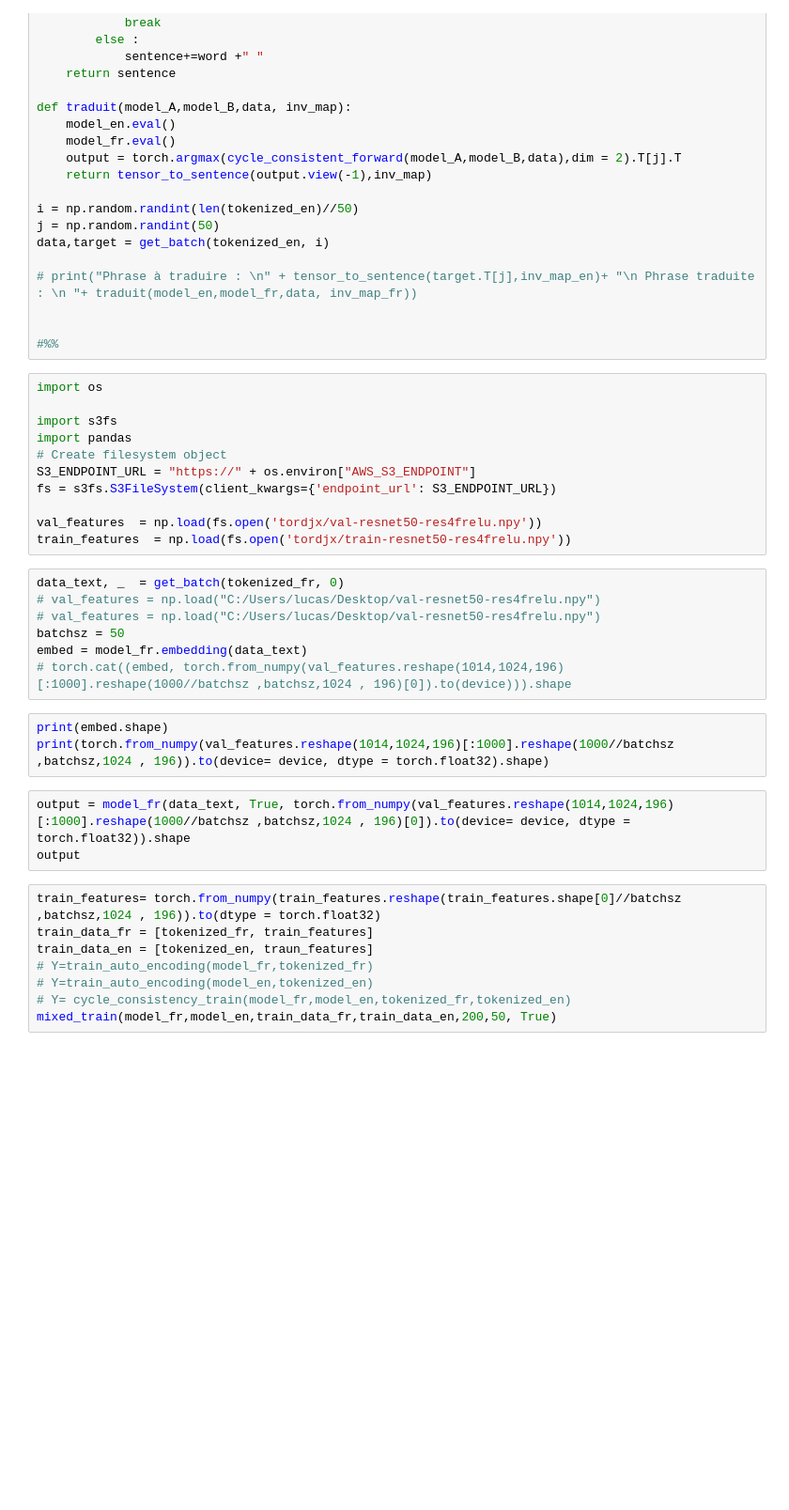
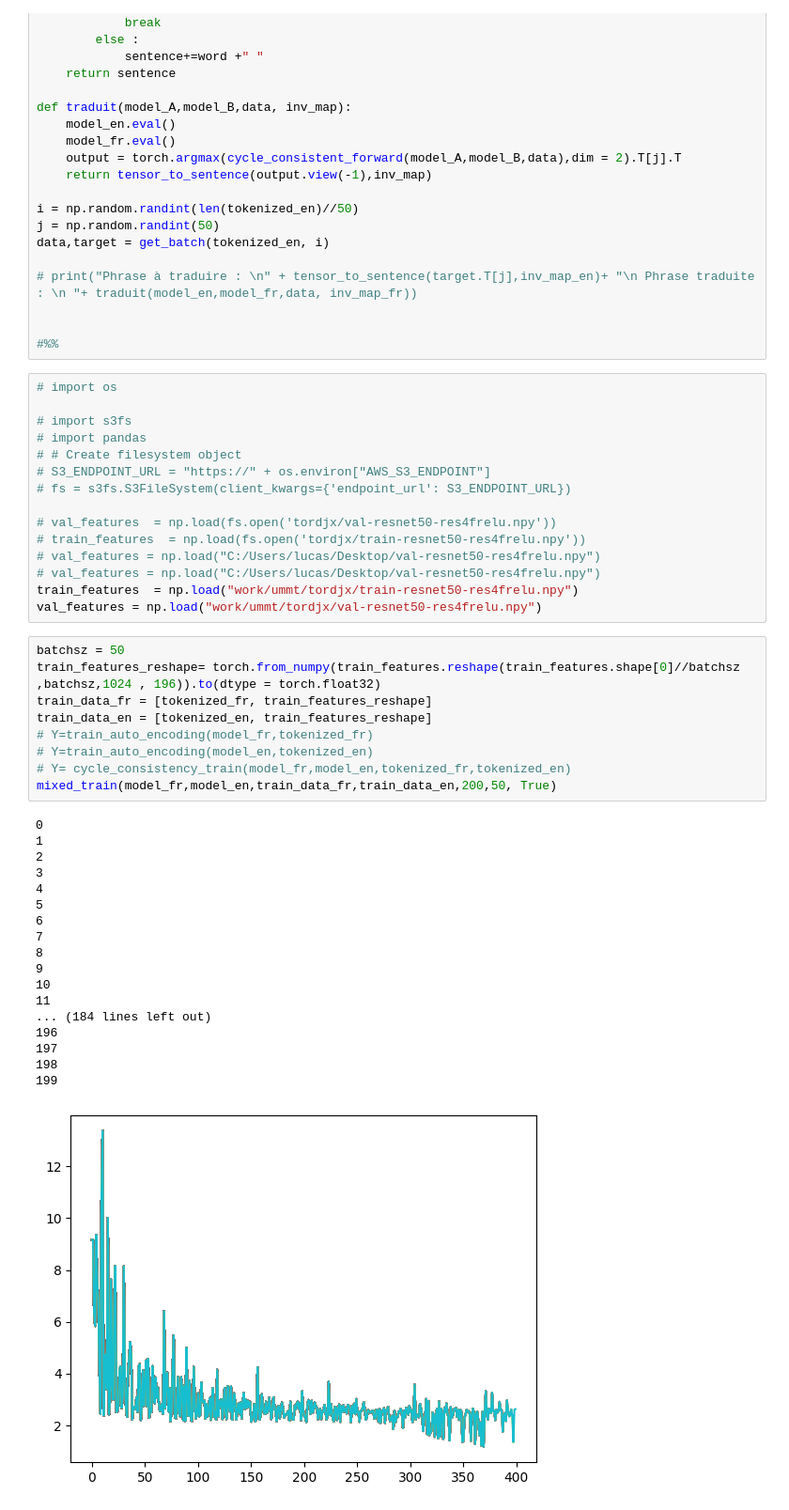
Before and after one commit to Tordjx/UMMT, a Jupyter notebook: Core model files/main_notebook.ipynb, the cells around one changed output. Shown at 94% size. Cells and saved outputs as stored; diff of their text form; blank space fills up the shorter version.

Commit message:
Major training changes

```diff
--- a/Core model files/main_notebook.ipynb
+++ b/Core model files/main_notebook.ipynb
@@ -75,34 +76,45 @@ data,target = get_batch(tokenized_en, i)
 
 #%%
 # %%
-import os
+# import os
 
-import s3fs
-import pandas
-# Create filesystem object
-S3_ENDPOINT_URL = "https://" + os.environ["AWS_S3_ENDPOINT"]
-fs = s3fs.S3FileSystem(client_kwargs={'endpoint_url': S3_ENDPOINT_URL})
+# import s3fs
+# import pandas
+# # Create filesystem object
+# S3_ENDPOINT_URL = "https://" + os.environ["AWS_S3_ENDPOINT"]
+# fs = s3fs.S3FileSystem(client_kwargs={'endpoint_url': S3_ENDPOINT_URL})
 
-val_features  = np.load(fs.open('tordjx/val-resnet50-res4frelu.npy'))
-train_features  = np.load(fs.open('tordjx/train-resnet50-res4frelu.npy'))
+# val_features  = np.load(fs.open('tordjx/val-resnet50-res4frelu.npy'))
+# train_features  = np.load(fs.open('tordjx/train-resnet50-res4frelu.npy'))
+# val_features = np.load("C:/Users/lucas/Desktop/val-resnet50-res4frelu.npy")
+# val_features = np.load("C:/Users/lucas/Desktop/val-resnet50-res4frelu.npy")
+train_features  = np.load("work/ummt/tordjx/train-resnet50-res4frelu.npy")
+val_features = np.load("work/ummt/tordjx/val-resnet50-res4frelu.npy")
-# %%
-data_text, _  = get_batch(tokenized_fr, 0)
-# val_features = np.load("C:/Users/lucas/Desktop/val-resnet50-res4frelu.npy")
-# val_features = np.load("C:/Users/lucas/Desktop/val-resnet50-res4frelu.npy")
-batchsz = 50
-embed = model_fr.embedding(data_text)
-# torch.cat((embed, torch.from_numpy(val_features.reshape(1014,1024,196)[:1000].reshape(1000//batchsz ,batchsz,1024 , 196)[0]).to(device))).shape
-# %%
-print(embed.shape)
-print(torch.from_numpy(val_features.reshape(1014,1024,196)[:1000].reshape(1000//batchsz ,batchsz,1024 , 196)).to(device= device, dtype = torch.float32).shape)
-# %%
-output = model_fr(data_text, True, torch.from_numpy(val_features.reshape(1014,1024,196)[:1000].reshape(1000//batchsz ,batchsz,1024 , 196)[0]).to(device= device, dtype = torch.float32)).shape
-output
 # %%
-train_features= torch.from_numpy(train_features.reshape(train_features.shape[0]//batchsz ,batchsz,1024 , 196)).to(dtype = torch.float32)
-train_data_fr = [tokenized_fr, train_features]
-train_data_en = [tokenized_en, traun_features]
+batchsz = 50
+train_features_reshape= torch.from_numpy(train_features.reshape(train_features.shape[0]//batchsz ,batchsz,1024 , 196)).to(dtype = torch.float32)
+train_data_fr = [tokenized_fr, train_features_reshape]
+train_data_en = [tokenized_en, train_features_reshape]
 # Y=train_auto_encoding(model_fr,tokenized_fr)
 # Y=train_auto_encoding(model_en,tokenized_en)
 # Y= cycle_consistency_train(model_fr,model_en,tokenized_fr,tokenized_en)
 mixed_train(model_fr,model_en,train_data_fr,train_data_en,200,50, True)
+# %% [output]
+0
+1
+2
+3
+4
+5
+6
+7
+8
+9
+10
+11
+... (184 lines left out)
+196
+197
+198
+199
+[figure, added]
```
Also changed, not shown: parts of 2 cells of this notebook, 2 other files.
